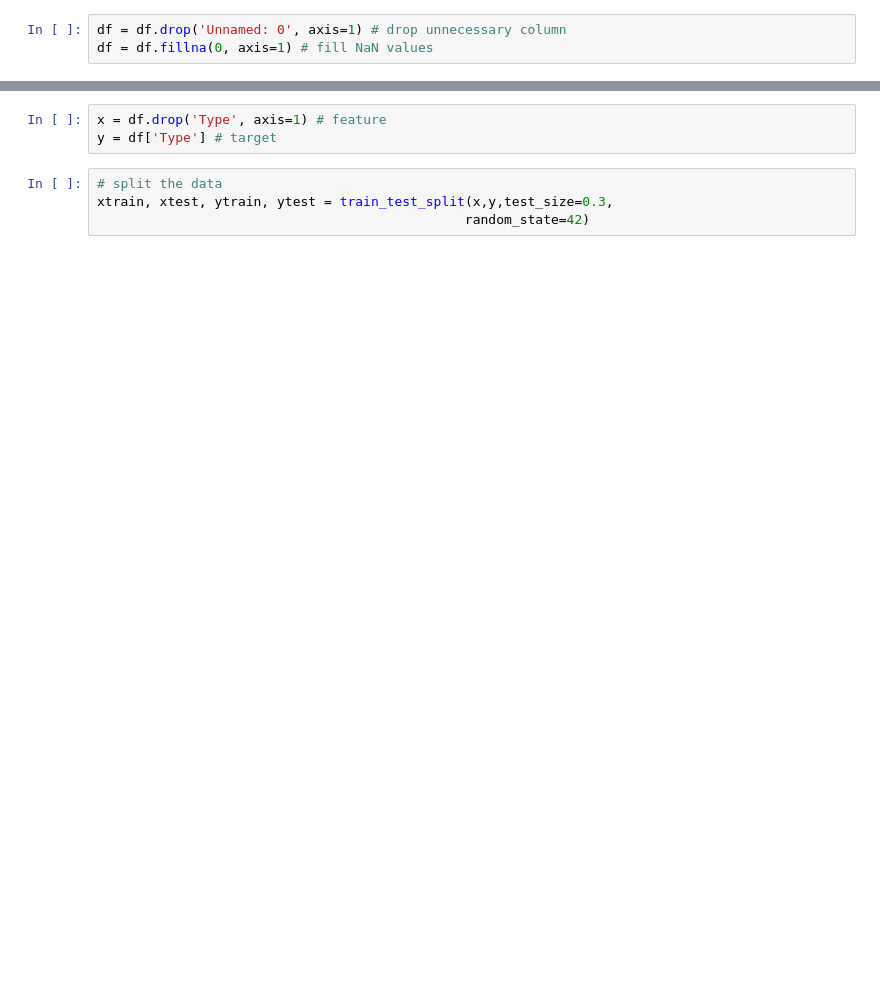
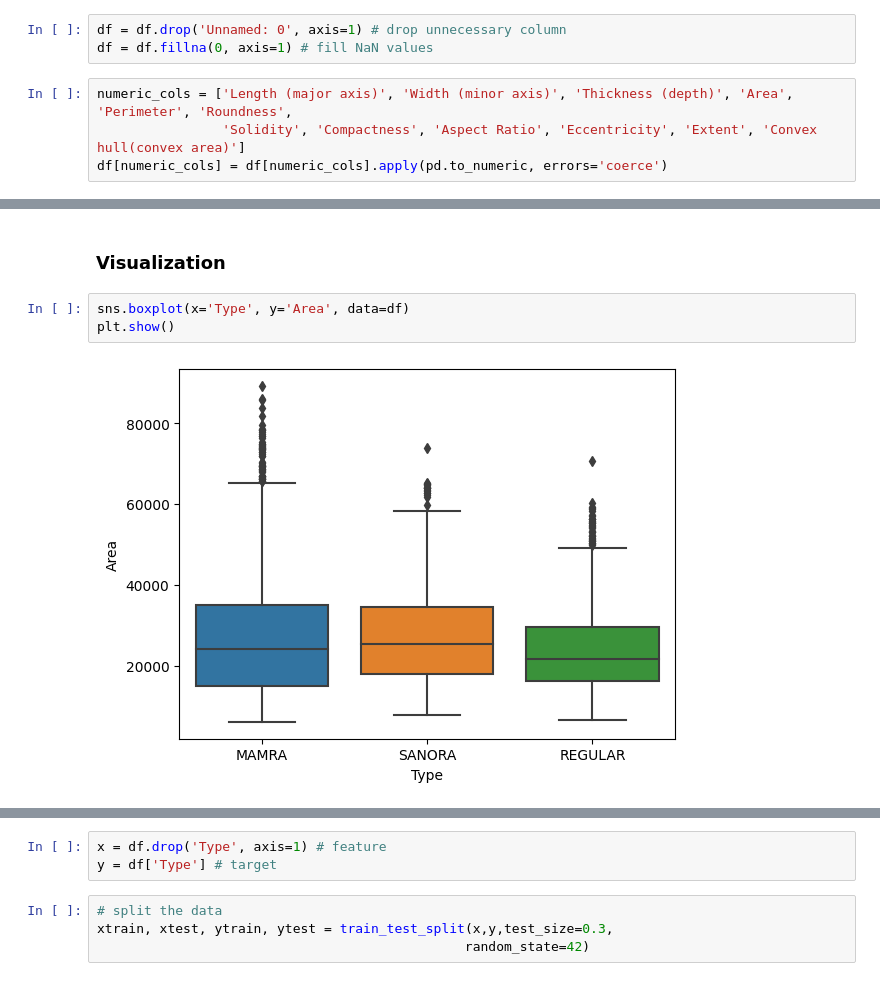
Before and after one commit to ShakilM26/Machine-Learning-Projects, a Jupyter notebook: Almond Classification/Almond Classification.ipynb, the cells around one changed output, grey strips where cells are left out. Cells and saved outputs as stored; diff of their text form; blank space fills up the shorter version.

```diff
--- a/Almond Classification/Almond Classification.ipynb
+++ b/Almond Classification/Almond Classification.ipynb
@@ -18,3 +18,7 @@ df.head()
 # %%
 df = df.drop('Unnamed: 0', axis=1) # drop unnecessary column
 df = df.fillna(0, axis=1) # fill NaN values
+# %%
+numeric_cols = ['Length (major axis)', 'Width (minor axis)', 'Thickness (depth)', 'Area', 'Perimeter', 'Roundness',
+                'Solidity', 'Compactness', 'Aspect Ratio', 'Eccentricity', 'Extent', 'Convex hull(convex area)']
+df[numeric_cols] = df[numeric_cols].apply(pd.to_numeric, errors='coerce')
@@ -20,0 +48,7 @@ df = df.fillna(0, axis=1) # fill NaN values
+# %% [markdown]
+### Visualization
+# %%
+sns.boxplot(x='Type', y='Area', data=df)
+plt.show()
+# %% [output]
+[figure, added]
```
Also changed, not shown: parts of 4 cells of this notebook.
